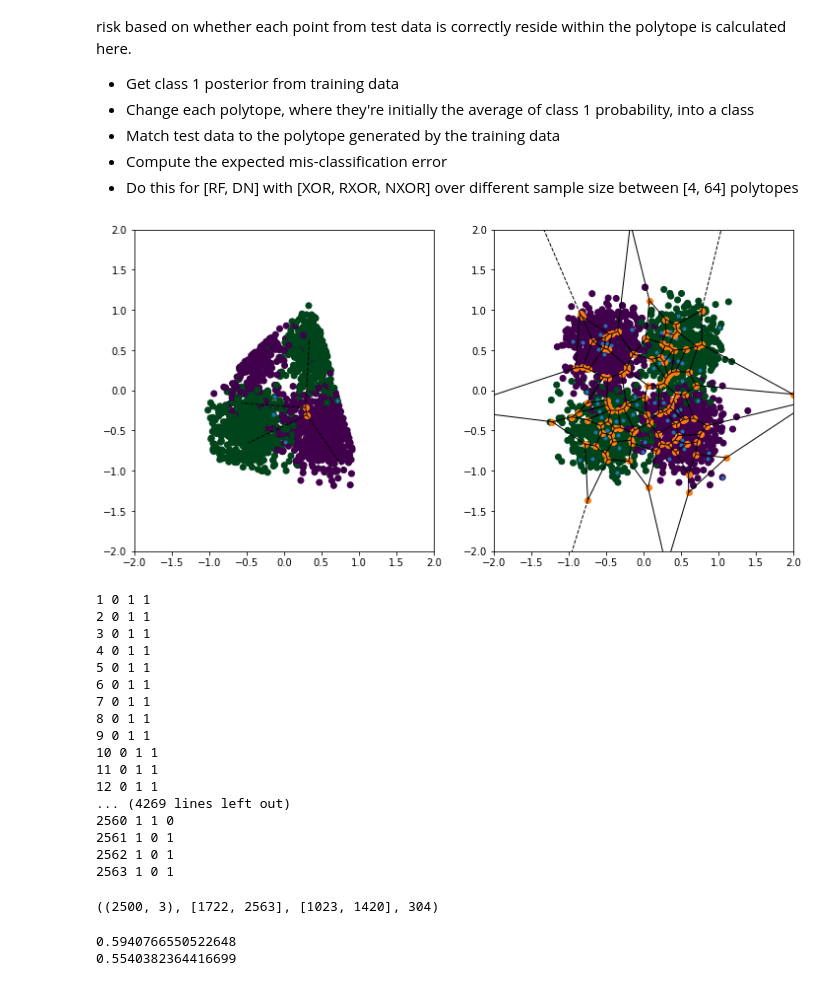
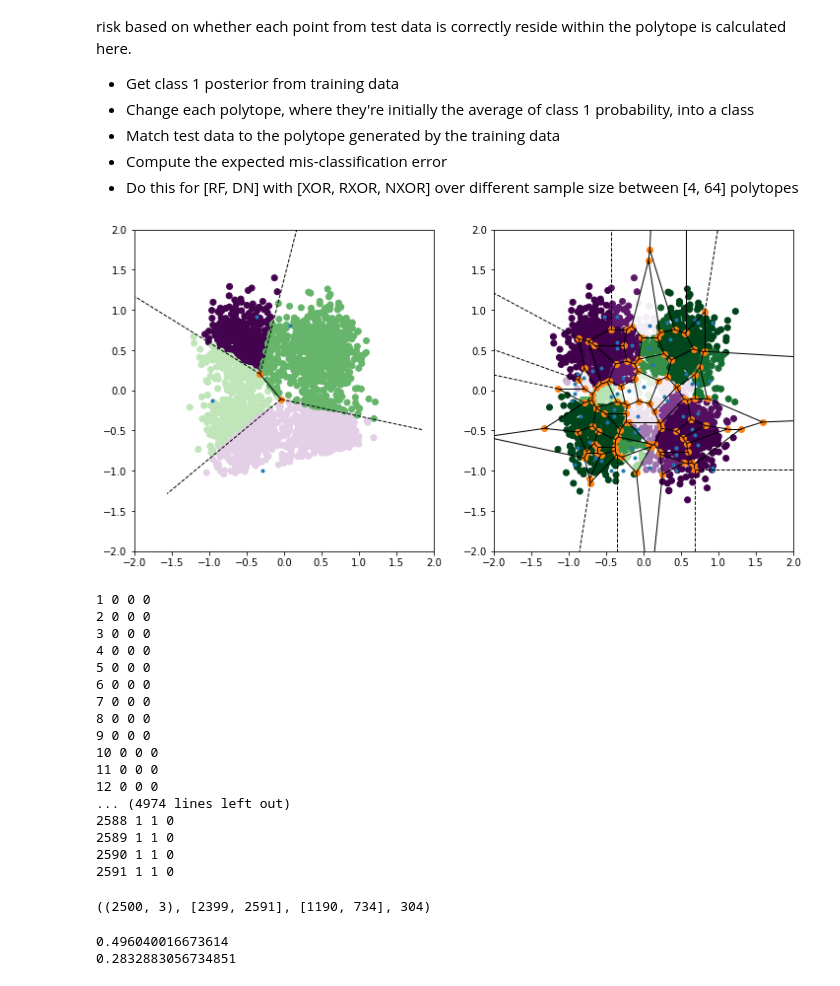
Before and after one commit to jshin13/coursework, a Jupyter notebook: Jovo/polytope-nsf-ai/polytope-figure-concept.ipynb, the cells around one changed output. Drawn from its saved outputs; the diff is of its cells as text; code cells hidden in the pictures.

Commit message:
rerun notebook with corrected polytope tracing

```diff
--- a/Jovo/polytope-nsf-ai/polytope-figure-concept.ipynb
+++ b/Jovo/polytope-nsf-ai/polytope-figure-concept.ipynb
@@ -166,9 +170,9 @@ The test simulation of the given XOR dataset is used to calculated the mis-class
 X, y = generate_gaussian_parity(n_samples=N)
 X = np.append(X,y.reshape(-1,1),axis=1)
 # %%
-polytope_points_test = generate_polytope(rng=rng, h=h, grid=X, seed=seed, no_plot=True)
+polytope_points_test = generate_polytope(rng=rng, h=h, grid=grid, seed=seed, test=X)
 # %% [output]
-[figure, old version]
+[figure, new version]
 # %%
 pA = polytope_points
 pB = polytope_points_test
@@ -191,30 +195,30 @@ for ix, k in enumerate(polylist):
     cnts[ix] = cnt
     risks[ix] = risk
 # %% [output]
-1 0 1 1
-2 0 1 1
-3 0 1 1
-4 0 1 1
-5 0 1 1
-6 0 1 1
-7 0 1 1
-8 0 1 1
-9 0 1 1
-10 0 1 1
-11 0 1 1
-12 0 1 1
-... (4269 lines left out)
-2560 1 1 0
-2561 1 0 1
-2562 1 0 1
-2563 1 0 1
+1 0 0 0
+2 0 0 0
+3 0 0 0
+4 0 0 0
+5 0 0 0
+6 0 0 0
+7 0 0 0
+8 0 0 0
+9 0 0 0
+10 0 0 0
+11 0 0 0
+12 0 0 0
+... (4974 lines left out)
+2588 1 1 0
+2589 1 1 0
+2590 1 1 0
+2591 1 1 0
 # %%
 X.shape, cnts, risks, len(pA[0][0])
 # %% [output]
-((2500, 3), [1722, 2563], [1023, 1420], 304)
+((2500, 3), [2399, 2591], [1190, 734], 304)
 # %%
 for i,j in zip(risks, cnts):
     print(i/j)
 # %% [output]
-0.5940766550522648
-0.5540382364416699
+0.496040016673614
+0.2832883056734851
```
Also changed, not shown: parts of 12 cells of this notebook.
